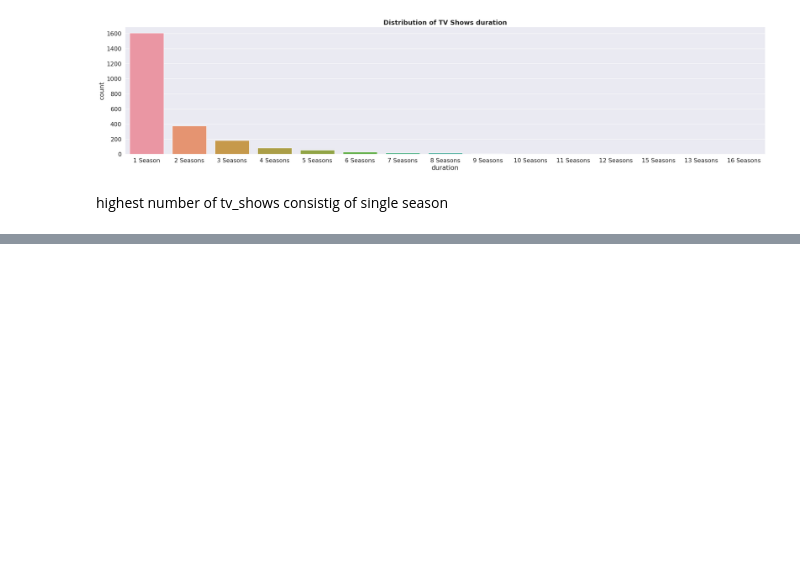
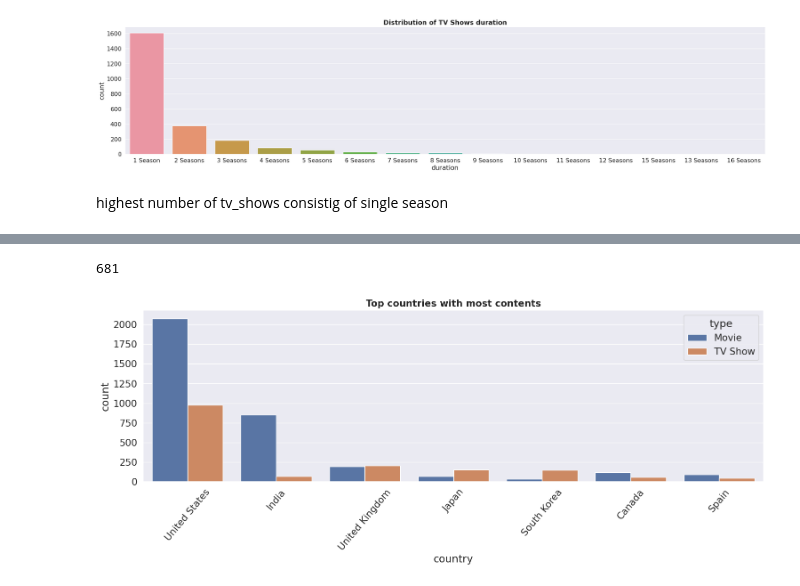
Before and after one commit to pravin2072/Netflix_unsupervised_machine_Learning, a Jupyter notebook: Netflix_unsupervised_machine_Learning.ipynb, the cells around one changed output, grey strips where cells are left out. Cells and saved outputs as stored; diff of their text form; code cells hidden in the pictures; blank space fills up the shorter version.

```diff
--- a/Netflix_unsupervised_machine_Learning.ipynb
+++ b/Netflix_unsupervised_machine_Learning.ipynb
@@ -475,0 +503,13 @@ highest number of tv_shows consistig of single season
+# %%
+df['country'].nunique()
+# %% [output]
+681
+# %%
+#Analysing top countries with most content
+plt.figure(figsize=(18,5))
+sns.countplot(x=df['country'],order=df['country'].value_counts().index[0:7],hue=df['type'])
+plt.xticks(rotation=50)
+plt.title('Top countries with most contents', fontsize=15, fontweight='bold')
+plt.show()
+# %% [output]
+[figure, added]
```
Also changed, not shown: parts of 56 cells of this notebook.
